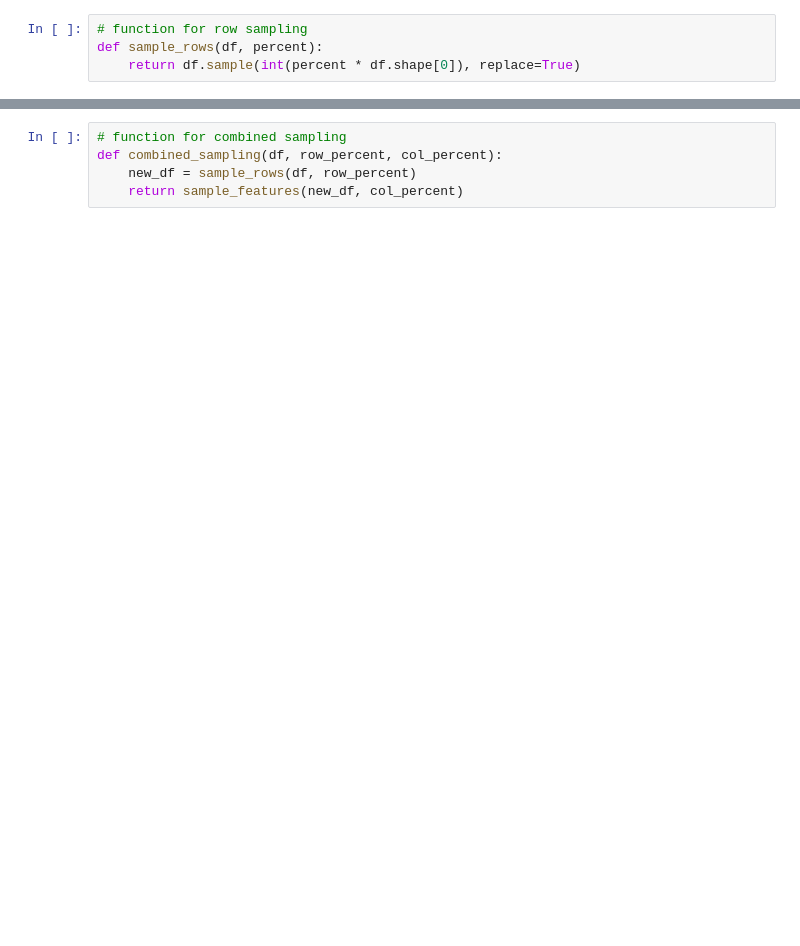
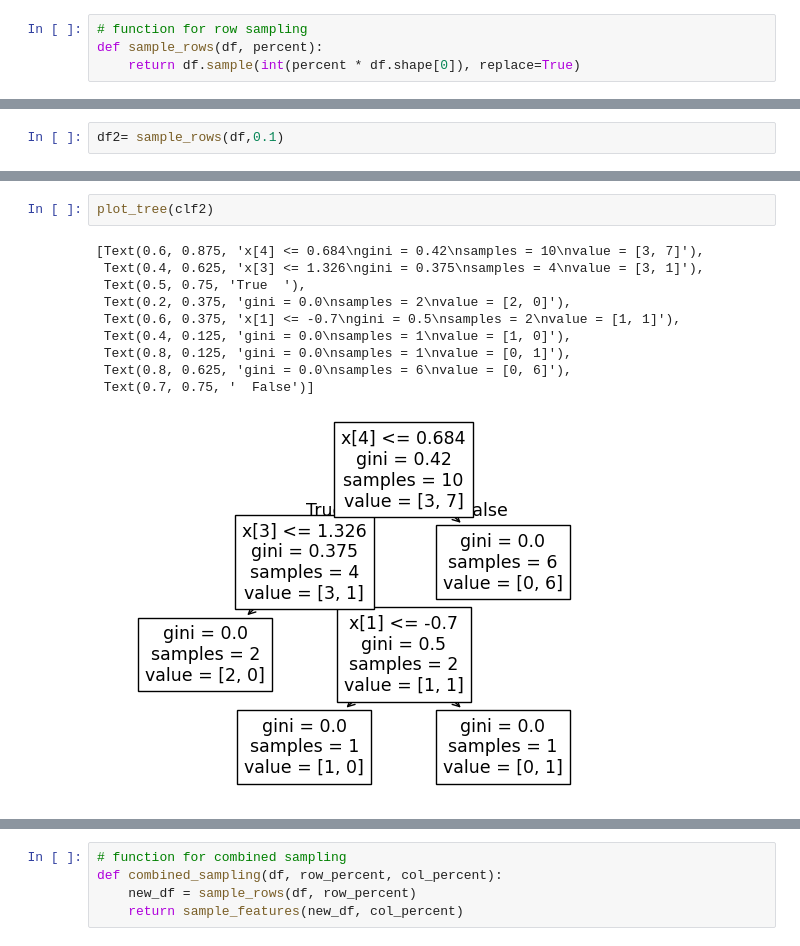
Before and after one commit to pragatii-sharmaa/Machine-Learning-Algorithms-code, a Jupyter notebook: SupervisedML.ipynb, the cells around one changed output, grey strips where cells are left out. Cells and saved outputs as stored; diff of their text form; blank space fills up the shorter version.

```diff
--- a/SupervisedML.ipynb
+++ b/SupervisedML.ipynb
@@ -1931,0 +1936,2 @@ def sample_rows(df, percent):
+# %%
+df2= sample_rows(df,0.1)
@@ -1931,0 +1965,13 @@ def sample_rows(df, percent):
+# %%
+plot_tree(clf2)
+# %% [output]
+[Text(0.6, 0.875, 'x[4] <= 0.684\ngini = 0.42\nsamples = 10\nvalue = [3, 7]'),
+ Text(0.4, 0.625, 'x[3] <= 1.326\ngini = 0.375\nsamples = 4\nvalue = [3, 1]'),
+ Text(0.5, 0.75, 'True  '),
+ Text(0.2, 0.375, 'gini = 0.0\nsamples = 2\nvalue = [2, 0]'),
+ Text(0.6, 0.375, 'x[1] <= -0.7\ngini = 0.5\nsamples = 2\nvalue = [1, 1]'),
+ Text(0.4, 0.125, 'gini = 0.0\nsamples = 1\nvalue = [1, 0]'),
+ Text(0.8, 0.125, 'gini = 0.0\nsamples = 1\nvalue = [0, 1]'),
+ Text(0.8, 0.625, 'gini = 0.0\nsamples = 6\nvalue = [0, 6]'),
+ Text(0.7, 0.75, '  False')]
+[figure, added]
```
Also changed, not shown: parts of 49 cells of this notebook.
